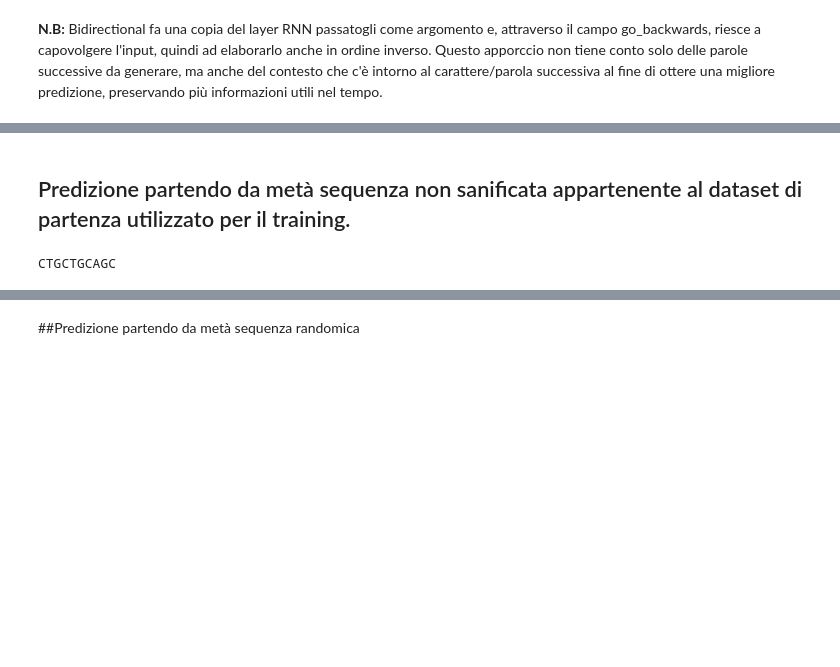
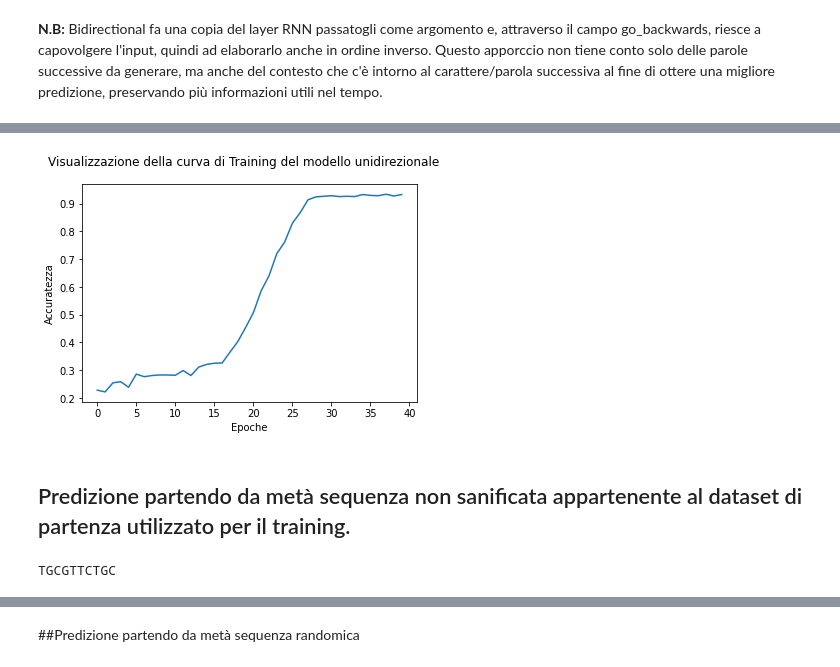
Before and after one commit to xelanac/metagenomic-project, a Jupyter notebook: metagenomic_final.ipynb, the cells around one changed output, grey strips where cells are left out. Drawn from its saved outputs; the diff is of its cells as text; code cells hidden in the pictures; blank space fills up the shorter version.

```diff
--- a/metagenomic_final.ipynb
+++ b/metagenomic_final.ipynb
@@ -291,0 +294,15 @@ Epoch 40/40
+# %%
+def unidirectional_rnn(vocab, max_seq_len):
+  print("Unidirectional LSTM MODEL")
+  model_unidirectional = Sequential(name="metagenomic prediction unidirectional")
+  model_unidirectional.add(Embedding(vocab, 110, input_length=max_seq_len, name="input_layer"))
+  model_unidirectional.add(LSTM(150, go_backwards=False))
+  model_unidirectional.add(Dense(vocab, activation='softmax', name="output_layer"))
+
+  adam = Adam(lr=0.01)
+  model_unidirectional.compile(loss='categorical_crossentropy', optimizer=adam, metrics=['accuracy'])
+
+  return model_unidirectional
+# %%
+model_unidirectional = unidirectional_rnn(vocab_length, max_sequence_len-1)
+model_unidirectional.summary()
@@ -291,0 +327,2 @@ Epoch 40/40
+# %%
+history_unidirectional = model_unidirectional.fit(xs, ys, epochs=40, verbose=1)
@@ -304,3 +361,7 @@ plot_graphs(history_bidirectional, 'accuracy', "bidirezionale")
+# %%
+plot_graphs(history_unidirectional, 'accuracy', "unidirezionale")
+# %% [output]
+[figure, added]
 # %%
 def make_prediction(next_word_len, tokenizer, model, text_to_predict, j):
 	for _ in range(next_word_len):
@@ -344,11 +405,11 @@ next_words = half_seq_length
 new_sequence = []
 increase_string = ""
 
-new_sequence = make_prediction(next_words, tokenizer, model_bidirectional, text_to_predict, increase_string)
+new_sequence = make_prediction(next_words, tokenizer, model_unidirectional, text_to_predict, increase_string)
 
 print(make_upper(new_sequence, "")) #concatenazione tra sequenza passata in input e la nuova generata
 # %% [output]
-CTGCTGCAGC
+TGCGTTCTGC
 # %%
 print("Dna not sanitized in pos 0:" , dna_not_sanitized[1])
 print("Dna sanitized in pos 0:    " ,dna_sanitized[1])
```
Also changed, not shown: parts of 17 cells of this notebook.
